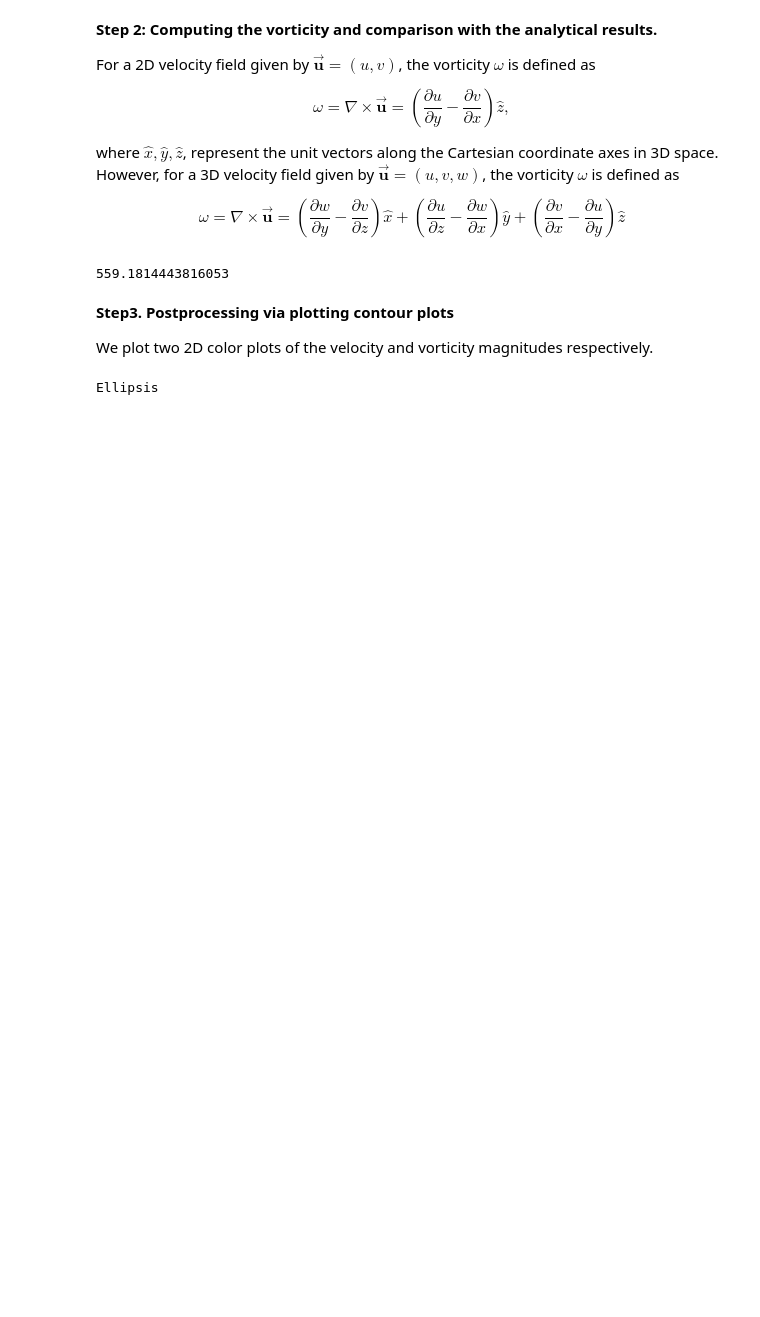
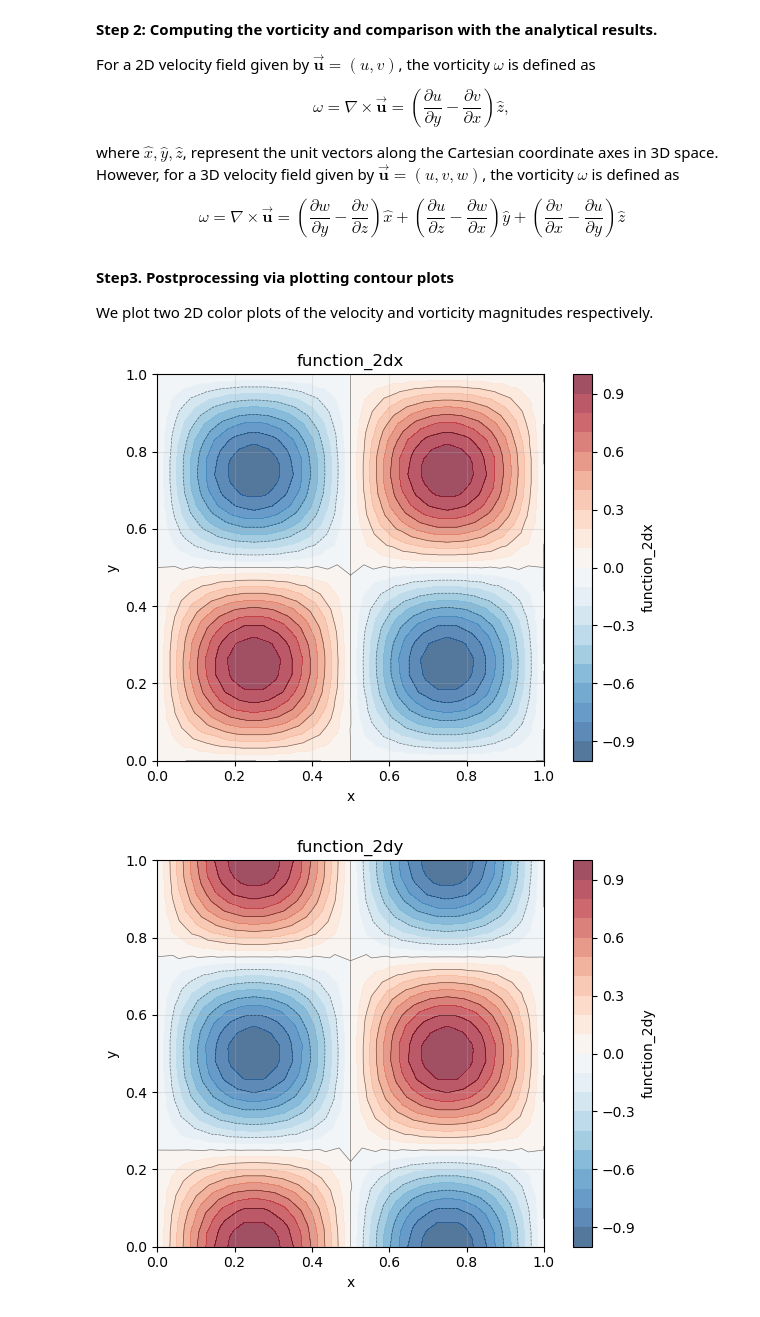
Before and after one commit to arash-mp/FELiCS_FSI, a Jupyter notebook: how_tos/02_DerivativesAndIntegralQuantities/02_CalculateVorticity.ipynb, the cells around one changed output. Drawn from its saved outputs; the diff is of its cells as text; code cells hidden in the pictures; blank space fills up the shorter version.

Commit message:
update vorticity howto

```diff
--- a/how_tos/02_DerivativesAndIntegralQuantities/02_CalculateVorticity.ipynb
+++ b/how_tos/02_DerivativesAndIntegralQuantities/02_CalculateVorticity.ipynb
@@ -6,22 +6,19 @@
 We consider the domain $\Omega = (0,1) \times (0,1)$, and discretize with triangular elements. The 2D velocity field is a $P2$ finite element vector field and the magnitude of the vorticity has been stored in a $P2$ finite element scalar field.
 # %%
 from FELiCS.SpaceDisc.FELiCSMesh import FELiCSMesh
+from FELiCS.SpaceDisc.FEMSpaces  import createFunctionSpace
+from FELiCS.Fields.Field         import Field
+from FELiCS.IO.Reader            import Reader
 
 meshFileName = "./square_mesh.msh"
 coordinateSystemName = "Cartesian"
 
 # Create a FELiCS mesh from the gmsh file
-mesh = FELiCSMesh(coordinateSystemName=coordinateSystemName, meshFileName=meshFileName)
+mesh = FELiCSMesh(coordinateSystemName, meshFileName)
 
-from FELiCS.SpaceDisc.FEMSpaces import createFunctionSpace
+scalarSpace = createFunctionSpace(mesh, degree=2, dim=1)
+vectorSpace = createFunctionSpace(mesh, degree=2, dim=2)
 
-scalarSpace = createFunctionSpace(mesh, order=2, dim=1)
-vectorSpace = createFunctionSpace(mesh, order=2, dim=2)
-
-from FELiCS.Fields.Field import Field
-
-phi = Field(vectorSpace, mesh=mesh)
-phi.importH5("function_values_2d")
-vorticitySol = Field(scalarSpace, mesh=mesh)
-vorticitySol.importH5("vorticity_solution")
+phiVec = Field(vectorSpace, mesh=mesh, name="function_2d")
+phiVec.importData(Reader(), "input")
 # %% [output]
@@ -51,17 +49,17 @@ $$
 <!-- We now want to calculate the gradient of our scalar quantity using the `getGradient()` method of our Field class. This method returns a Field.
 To verify the solution we also calculate the gradient manually. -->
 # %%
-import numpy as np
-
-vorticity = phi.getVorticityField()
-print(np.linalg.norm(vorticity.getCoefficientArray() - vorticitySol.getCoefficientArray()))
+vorticity = phiVec.getVorticityField()
-# %% [output]
-559.1814443816053
 # %% [markdown]
 **Step3. Postprocessing via plotting contour plots**
 
 We plot two 2D color plots of the velocity and vorticity magnitudes respectively.
 # %%
-...
+[phi_x, phi_y] = phiVec.getListOfSubFields()
+
+phi_x.plot()
+phi_y.plot()
+vorticity.plot()
 # %% [output]
-Ellipsis
+[figure, added]
+[figure, added]
```
Also changed, not shown: parts of 3 cells of this notebook, 7 other files.
